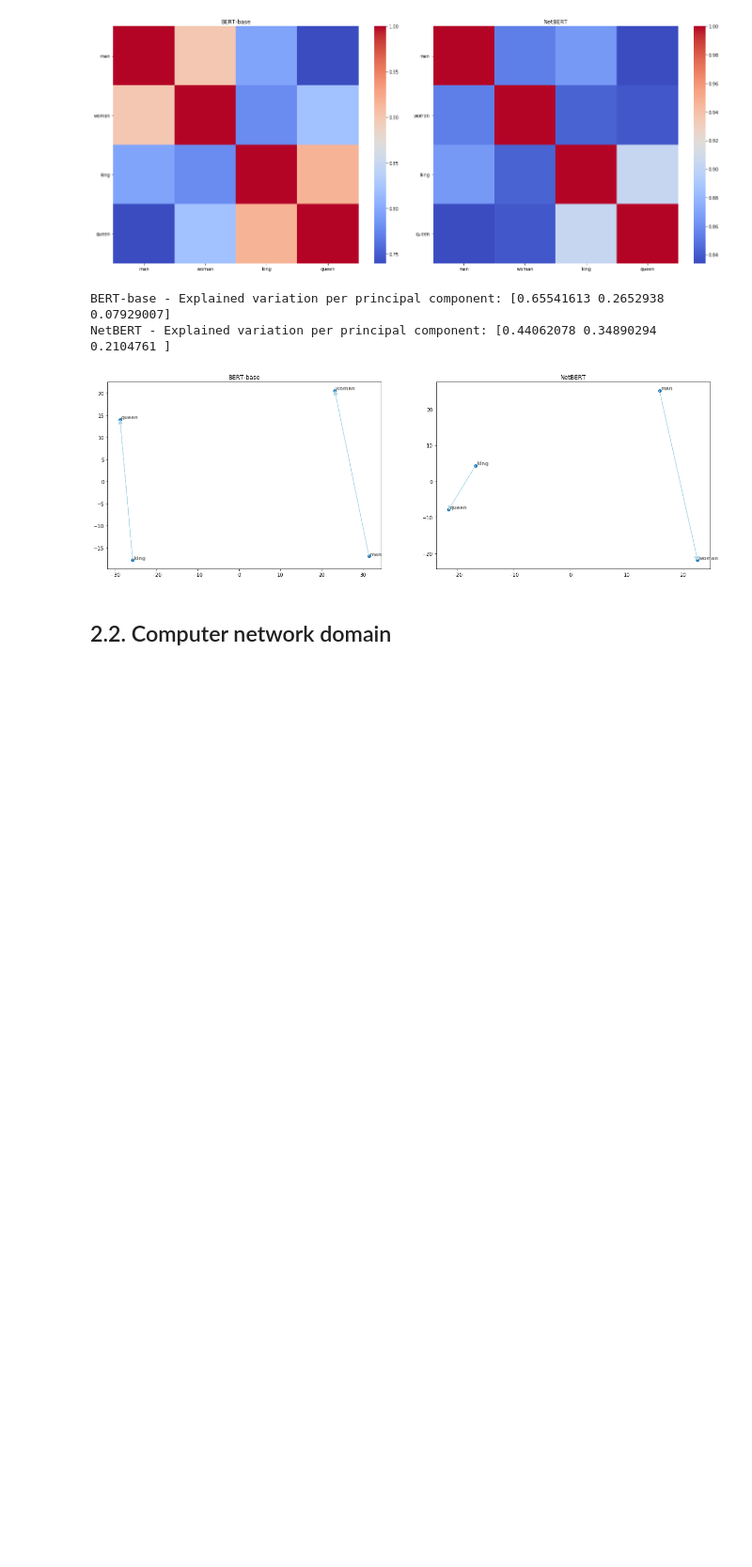
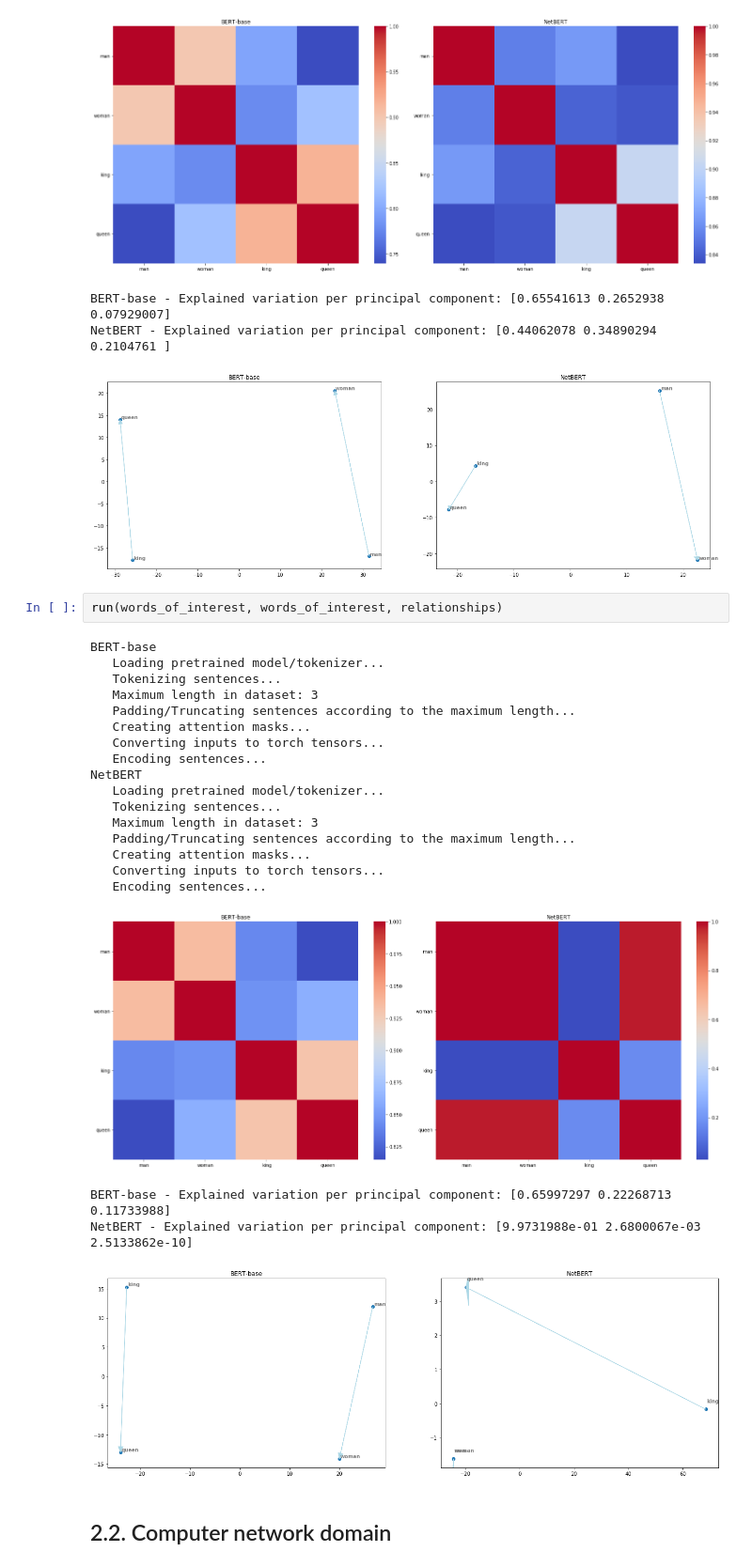
Before and after one commit to ant-louis/netbert, a Jupyter notebook: Code/Intrinsic_evaluation/word_analogies.ipynb, the cells around one changed output. Shown at 94% size. Saved outputs shown, nothing was run; the diff lists cells and outputs as text; blank space fills up the shorter version.

Commit message:
Finish script word analogy

```diff
--- a/Code/Intrinsic_evaluation/word_analogies.ipynb
+++ b/Code/Intrinsic_evaluation/word_analogies.ipynb
@@ -254,5 +256,28 @@ NetBERT
 BERT-base - Explained variation per principal component: [0.65541613 0.2652938  0.07929007]
 NetBERT - Explained variation per principal component: [0.44062078 0.34890294 0.2104761 ]
 [figure]
+# %%
+run(words_of_interest, words_of_interest, relationships)
+# %% [output]
+BERT-base
+   Loading pretrained model/tokenizer...
+   Tokenizing sentences...
+   Maximum length in dataset: 3
+   Padding/Truncating sentences according to the maximum length...
+   Creating attention masks...
+   Converting inputs to torch tensors...
+   Encoding sentences...
+NetBERT
+   Loading pretrained model/tokenizer...
+   Tokenizing sentences...
+   Maximum length in dataset: 3
+   Padding/Truncating sentences according to the maximum length...
+   Creating attention masks...
+   Converting inputs to torch tensors...
+   Encoding sentences...
+[figure, added]
+BERT-base - Explained variation per principal component: [0.65997297 0.22268713 0.11733988]
+NetBERT - Explained variation per principal component: [9.9731988e-01 2.6800067e-03 2.5133862e-10]
+[figure, added]
 # %% [markdown]
 ## 2.2. Computer network domain
```
Also changed, not shown: parts of 5 cells of this notebook.
